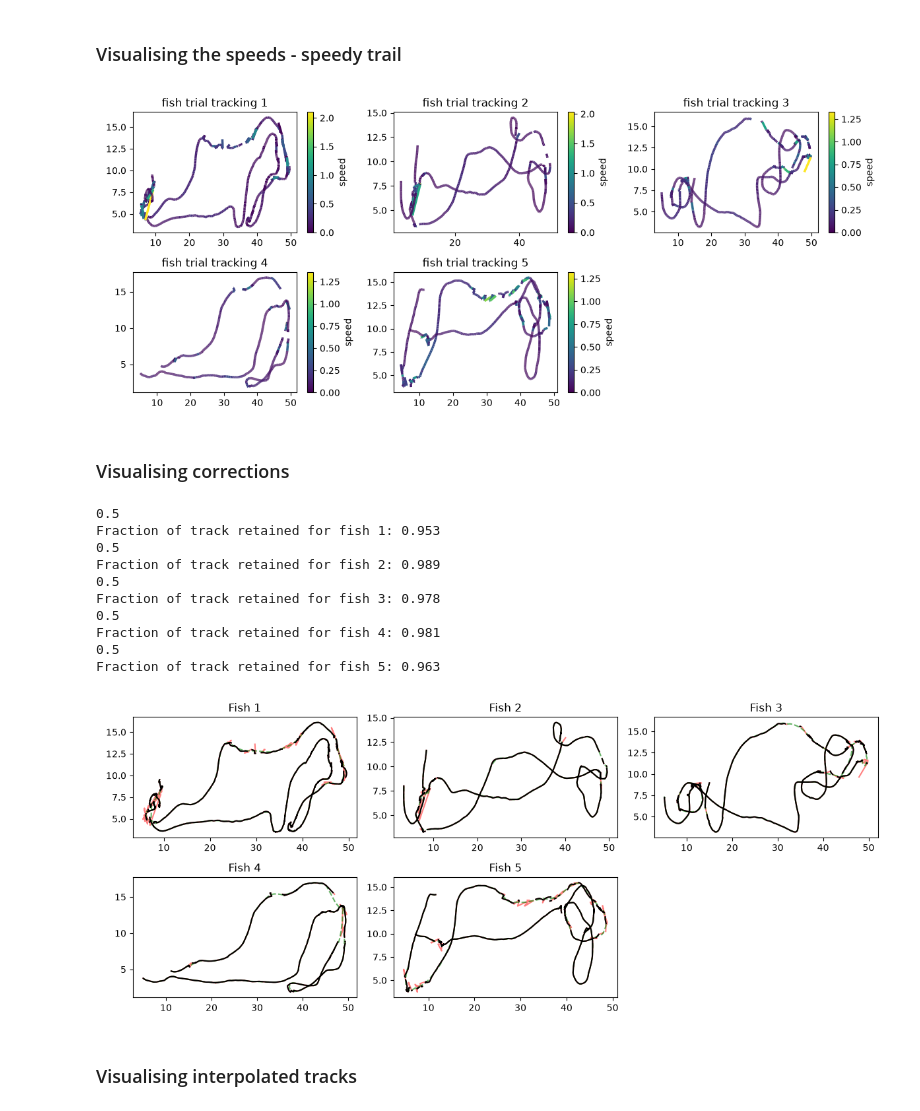
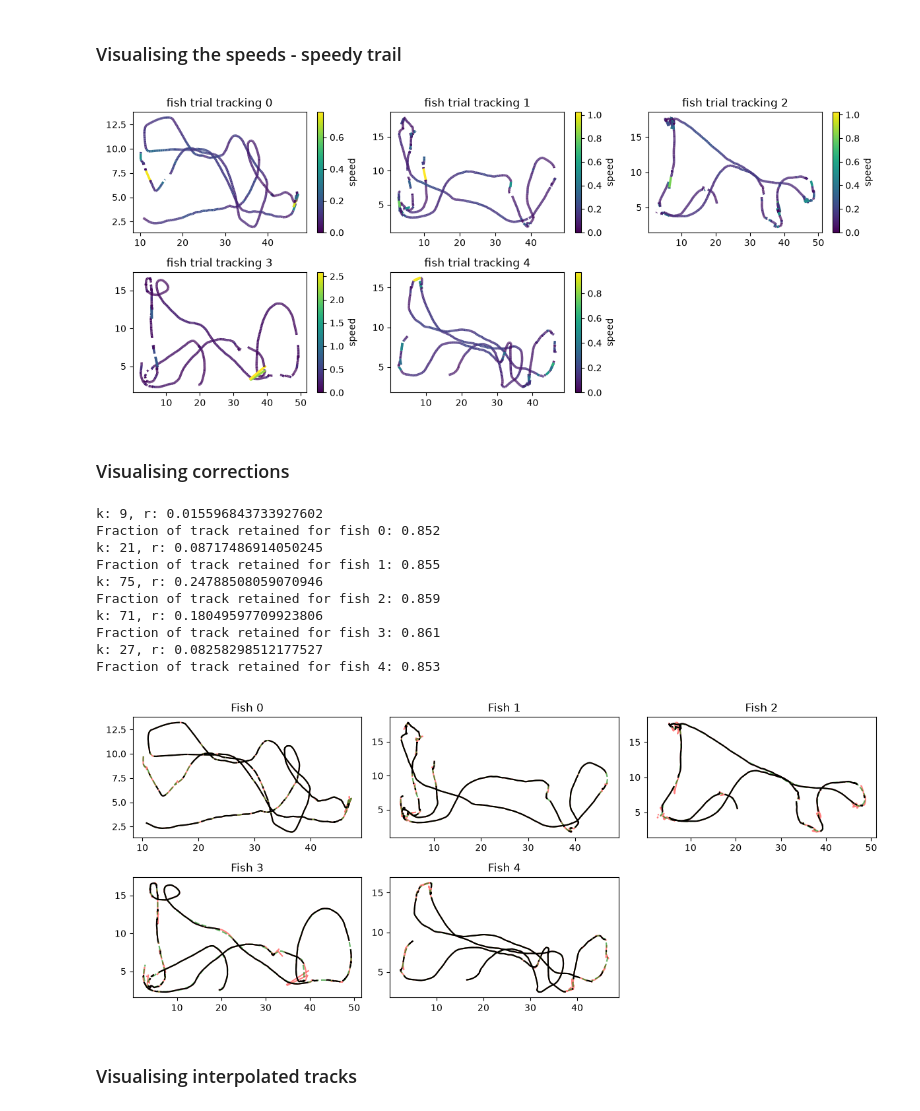
Before and after one commit to gamma1947/collective_escape_dynamics, a Jupyter notebook: relevant/trex_cleaning_pipeline.ipynb, the cells around one changed output. Saved outputs shown, nothing was run; the diff lists cells and outputs as text; code cells hidden in the pictures.

```diff
--- a/relevant/trex_cleaning_pipeline.ipynb
+++ b/relevant/trex_cleaning_pipeline.ipynb
@@ -17,6 +37,6 @@ from scipy.signal import savgol_filter
 # %%
 # loading data - the grand array
-file_path = Path('/home/hck03/Documents/MS_thesis/tracking_output/1c_4n_faulty/Clip0083_1C_4N_E8_10/data/grand_array.npy')
+file_path = Path('/home/hck03/Documents/MS_thesis/tracking_output/1c_4n_faulty/Clip0107_E3_9/data/grand_array.npy')
 parent_dir = file_path.resolve().parent
 data = np.load(file_path)
 no_of_fishes = data.shape[0]
@@ -28,22 +50,22 @@ data[np.isinf(data)] = np.nan
 # %%
 fig, ax = plt.subplots(2, 3, figsize=(12, 5))
 flat_axes = ax.flatten()
 
 fig.delaxes(flat_axes[5])
 
 for i in range(no_of_fishes):
     current_axis = flat_axes[i]
     time_steps = no_of_frames
     fish_x = data[i, :, 0]
     fish_y = data[i, :, 1]
     # fish_speeds = speed[i, :]
     speedy_trail(fish_x, fish_y, ax=current_axis, label=f"Fish {i+1}")
-    current_axis.set_title(f"fish trial tracking {i+1}")
+    current_axis.set_title(f"fish trial tracking {i}")
 
 plt.tight_layout()
 plt.show()
 # %% [output]
-[figure, old version]
+[figure, new version]
 # %% [markdown]
 ### Visualising corrections
 # %%
@@ -59,7 +81,7 @@ for i in range(no_of_fishes):
     x = data[i, :, 0]
     y = data[i, :, 1]
 
-    x_med_corrected, y_med_corrected, x_med_smooth, y_med_smooth, frac = blanket(x, y,method="savgol", r=0.5)
+    x_med_corrected, y_med_corrected, x_med_smooth, y_med_smooth, frac = blanket(x, y,method="savgol", threshold=85)
     data_blanket[i, :, 0] = x_med_corrected
     data_blanket[i, :, 1] = y_med_corrected
 
@@ -68,23 +90,23 @@ for i in range(no_of_fishes):
     flat_axes[i].plot(x_med_corrected, y_med_corrected, 'k')
 
     # flat_axes[i].text(0.73, 0.8, f"frac_retained=\n{round(frac,3)}", transform=flat_axes[i].transAxes)
-    flat_axes[i].set_title(f"Fish {i+1}")
-    print(f"Fraction of track retained for fish {i+1}:", round(frac,3))
+    flat_axes[i].set_title(f"Fish {i}")
+    print(f"Fraction of track retained for fish {i}:", round(frac,3))
 
 plt.tight_layout()
 plt.show()
 # %% [output]
-0.5
-Fraction of track retained for fish 1: 0.953
-0.5
-Fraction of track retained for fish 2: 0.989
-0.5
-Fraction of track retained for fish 3: 0.978
-0.5
-Fraction of track retained for fish 4: 0.981
-0.5
-Fraction of track retained for fish 5: 0.963
+k: 9, r: 0.015596843733927602
+Fraction of track retained for fish 0: 0.852
+k: 21, r: 0.08717486914050245
+Fraction of track retained for fish 1: 0.855
+k: 75, r: 0.24788508059070946
+Fraction of track retained for fish 2: 0.859
+k: 71, r: 0.18049597709923806
+Fraction of track retained for fish 3: 0.861
+k: 27, r: 0.08258298512177527
+Fraction of track retained for fish 4: 0.853
-[figure, old version]
+[figure, new version]
 # %% [markdown]
 ### Visualising interpolated tracks
 # %%
```
Also changed, not shown: parts of 12 cells of this notebook, 1 other file.
